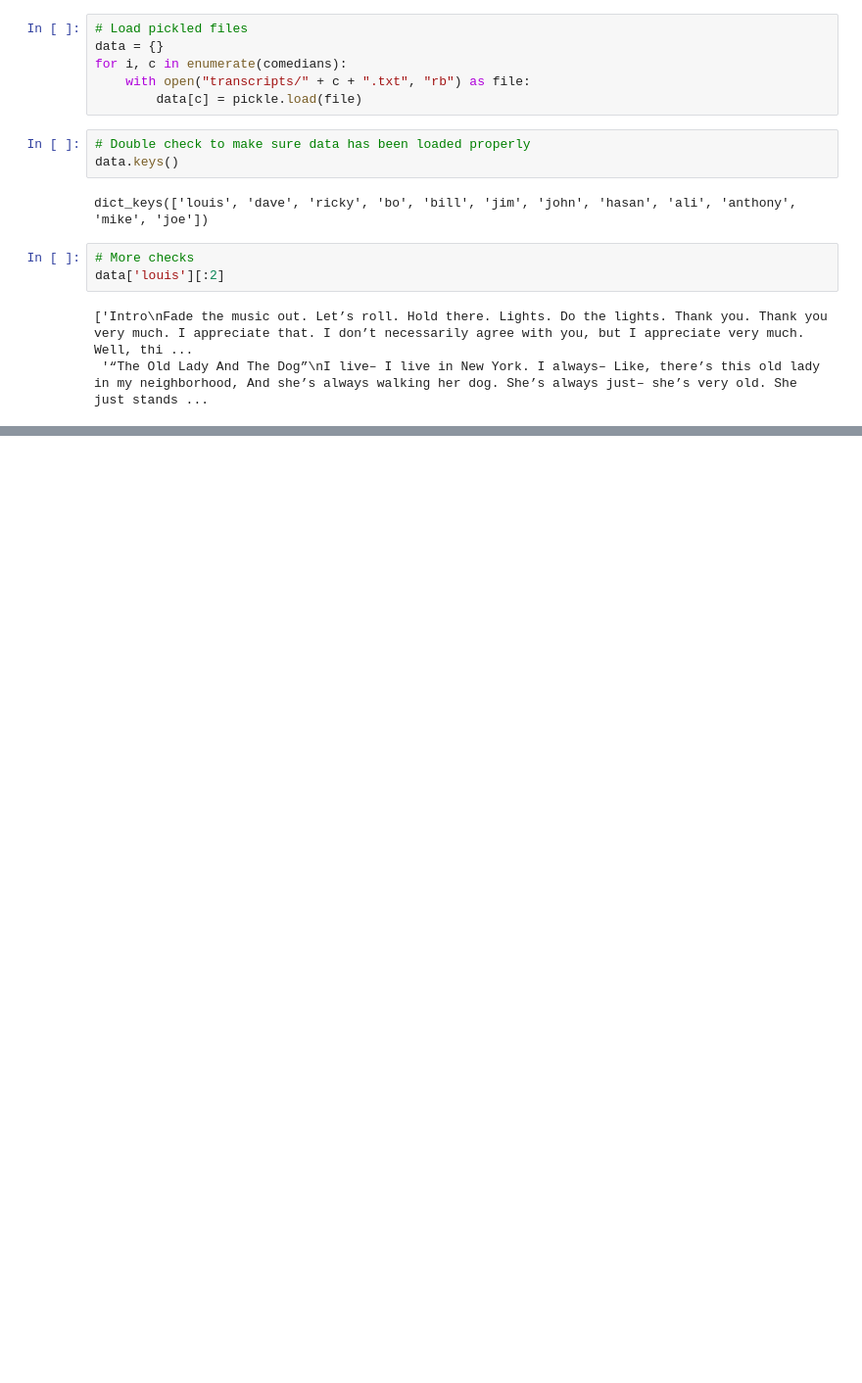
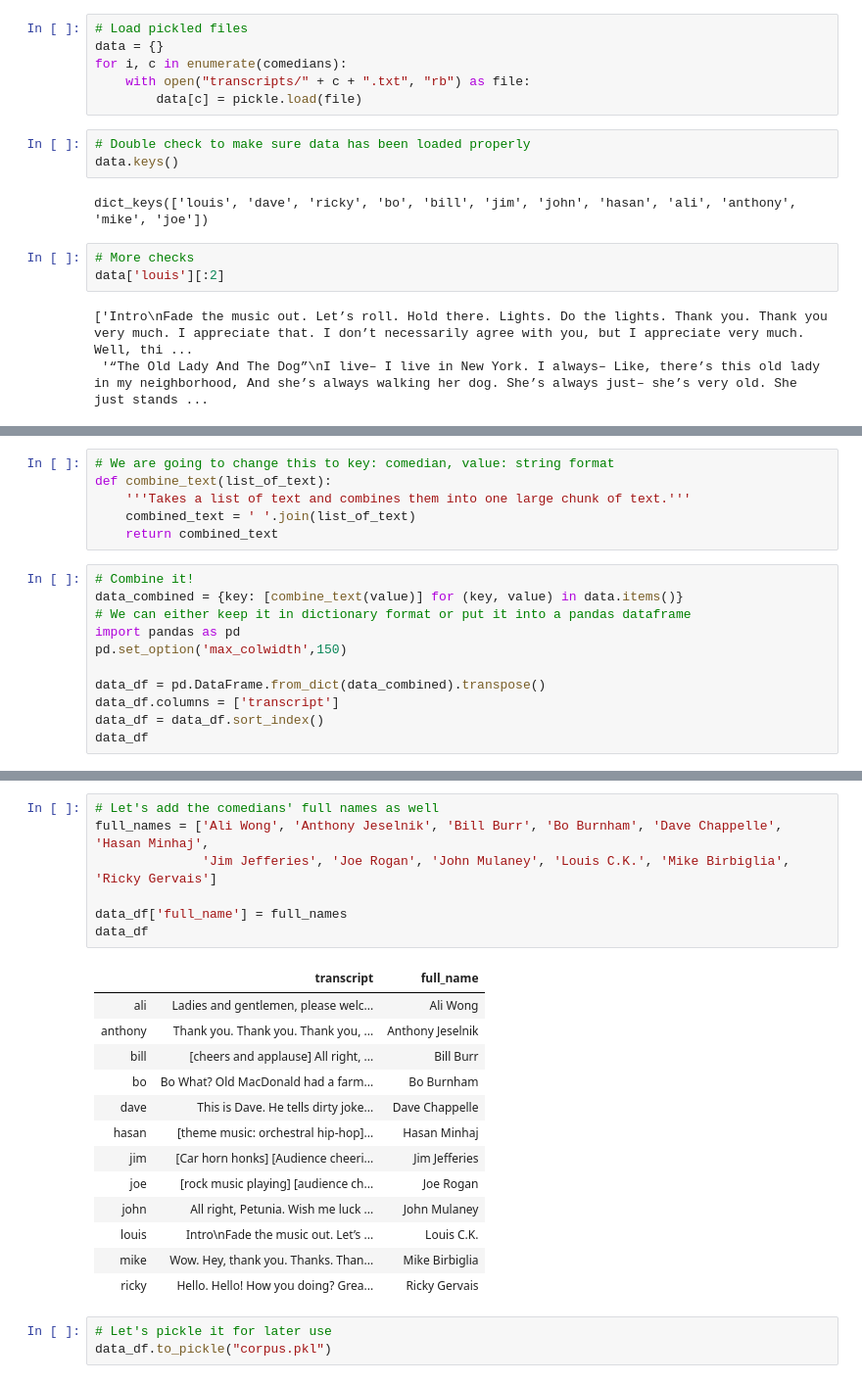
Before and after one commit to seemasafar/nlp-in-python, a Jupyter notebook: datacleaning.ipynb, the cells around one changed output, grey strips where cells are left out. Shown at 98% size. Drawn from its saved outputs; the diff is of its cells as text; blank space fills up the shorter version.

```diff
--- a/datacleaning.ipynb
+++ b/datacleaning.ipynb
@@ -90,0 +125,17 @@ data['louis'][:2]
+# %%
+# We are going to change this to key: comedian, value: string format
+def combine_text(list_of_text):
+    '''Takes a list of text and combines them into one large chunk of text.'''
+    combined_text = ' '.join(list_of_text)
+    return combined_text
+# %%
+# Combine it!
+data_combined = {key: [combine_text(value)] for (key, value) in data.items()}
+# We can either keep it in dictionary format or put it into a pandas dataframe
+import pandas as pd
+pd.set_option('max_colwidth',150)
+
+data_df = pd.DataFrame.from_dict(data_combined).transpose()
+data_df.columns = ['transcript']
+data_df = data_df.sort_index()
+data_df
@@ -90,0 +236,24 @@ data['louis'][:2]
+# %%
+# Let's add the comedians' full names as well
+full_names = ['Ali Wong', 'Anthony Jeselnik', 'Bill Burr', 'Bo Burnham', 'Dave Chappelle', 'Hasan Minhaj',
+              'Jim Jefferies', 'Joe Rogan', 'John Mulaney', 'Louis C.K.', 'Mike Birbiglia', 'Ricky Gervais']
+
+data_df['full_name'] = full_names
+data_df
+# %% [output]
+|  | transcript | full_name |
+| ali | Ladies and gentlemen, please welc... | Ali Wong |
+| anthony | Thank you. Thank you. Thank you, ... | Anthony Jeselnik |
+| bill | [cheers and applause] All right, ... | Bill Burr |
+| bo | Bo What? Old MacDonald had a farm... | Bo Burnham |
+| dave | This is Dave. He tells dirty joke... | Dave Chappelle |
+| hasan | [theme music: orchestral hip-hop]... | Hasan Minhaj |
+| jim | [Car horn honks] [Audience cheeri... | Jim Jefferies |
+| joe | [rock music playing] [audience ch... | Joe Rogan |
+| john | All right, Petunia. Wish me luck ... | John Mulaney |
+| louis | Intro\nFade the music out. Let’s ... | Louis C.K. |
+| mike | Wow. Hey, thank you. Thanks. Than... | Mike Birbiglia |
+| ricky | Hello. Hello! How you doing? Grea... | Ricky Gervais |
+# %%
+# Let's pickle it for later use
+data_df.to_pickle("corpus.pkl")
```
Also changed, not shown: parts of 13 cells of this notebook.
